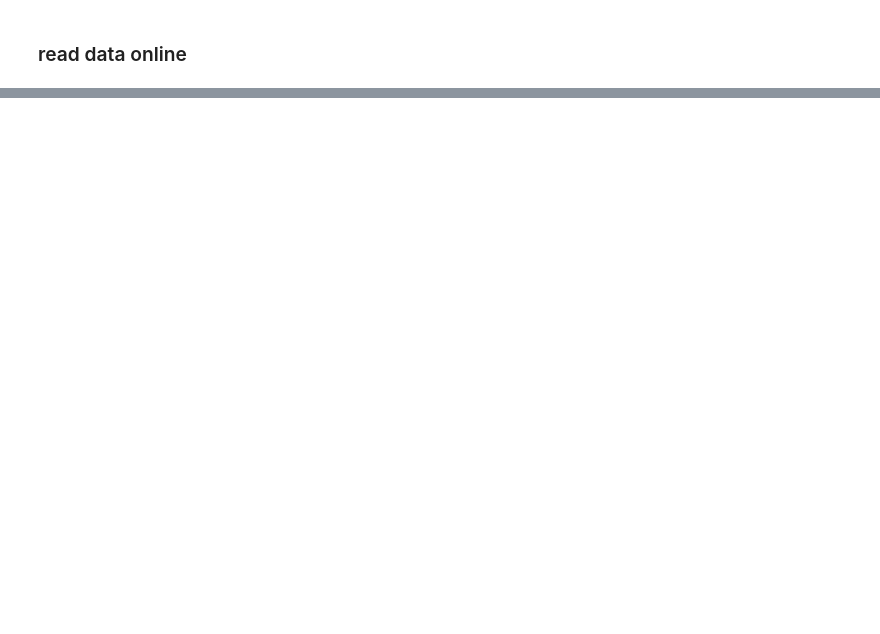
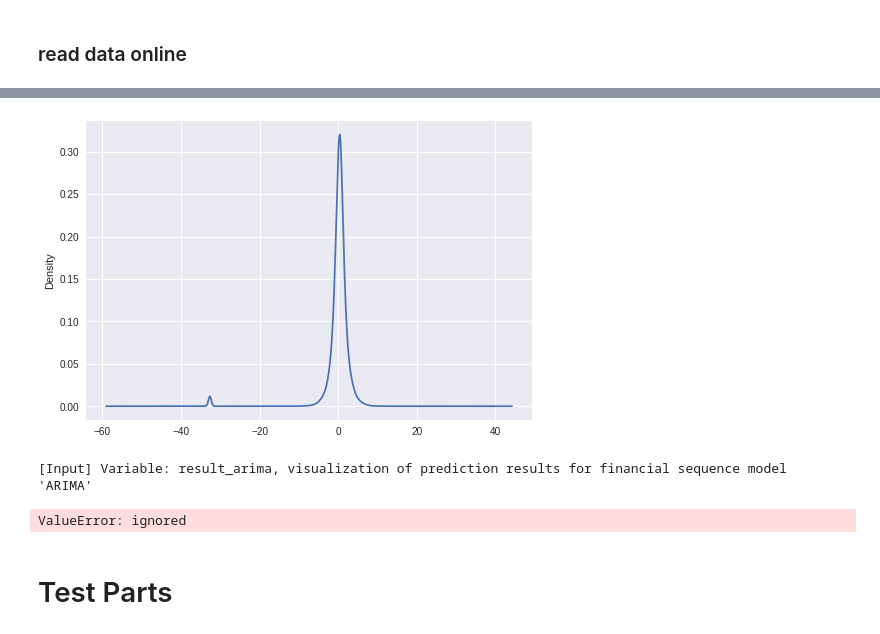
Before and after one commit to PaperStrange/AIProjectManger, a Jupyter notebook: utils/data_process.ipynb, the cells around one changed output, grey strips where cells are left out. Drawn from its saved outputs; the diff is of its cells as text; code cells hidden in the pictures; blank space fills up the shorter version.

Commit message:
update three checking for data_train

```diff
--- a/utils/data_process.ipynb
+++ b/utils/data_process.ipynb
@@ -41,0 +223,4 @@ MemoryError:
+# %%
+result_arima.resid.plot(kind='kde');
+# %% [output]
+[figure, added]
@@ -42,3 +257,17 @@ MemoryError:
+# %%
+print("[Input] Variable: {}, visualization of prediction results for financial sequence model \'ARIMA\'".format('result_arima'))
+data_train_copy['target_pred'] = result_arima.predict(start=0, end=len(data_train_copy))
+print("[Output] visualization of prediction curve compared with original curve")
+data_train_copy[['target', 'target_pred']].plot()
+# pd.data_range(start='2018-12-1', end='2019-12-1', periods=12, freq='MS')
+print("\n")
+print("---End Line---")
+print("\n")
+# %% [output]
+[Input] Variable: result_arima, visualization of prediction results for financial sequence model 'ARIMA'
+ValueError: ignored
+# %% [markdown]
+# Test Parts
 # %%
 data_stock = ts.get_hist_data('600519')
 data_stock.isna().sum()
```
Also changed, not shown: parts of 34 cells of this notebook.
